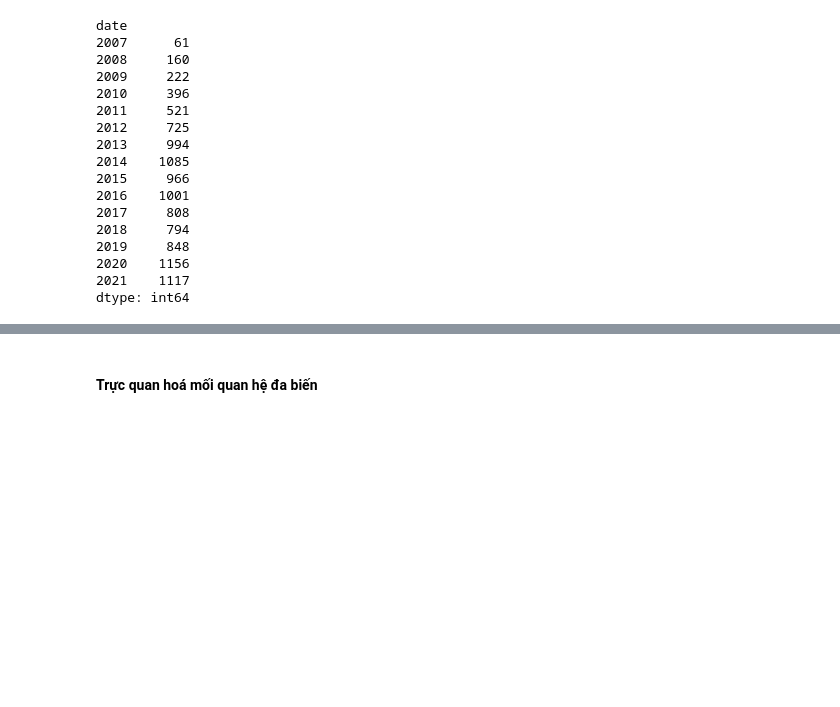
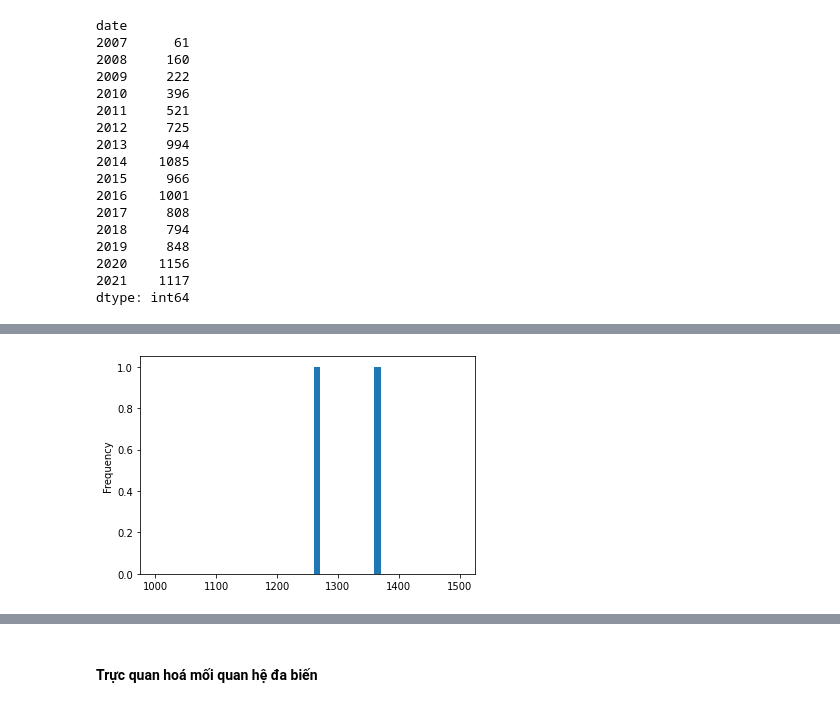
Before and after one commit to owfdataboy/DS-Project02, a Jupyter notebook: project02.ipynb, the cells around one changed output, grey strips where cells are left out. Cells and saved outputs as stored; diff of their text form; code cells hidden in the pictures; blank space fills up the shorter version.

```diff
--- a/project02.ipynb
+++ b/project02.ipynb
@@ -427,0 +453,4 @@ dtype: int64
+# %%
+track_count_chart_3 = df_users_track_count_chart.plot.hist(bins = 50,range=(1000,1500))
+# %% [output]
+[figure, added]
```
Also changed, not shown: parts of 32 cells of this notebook.
